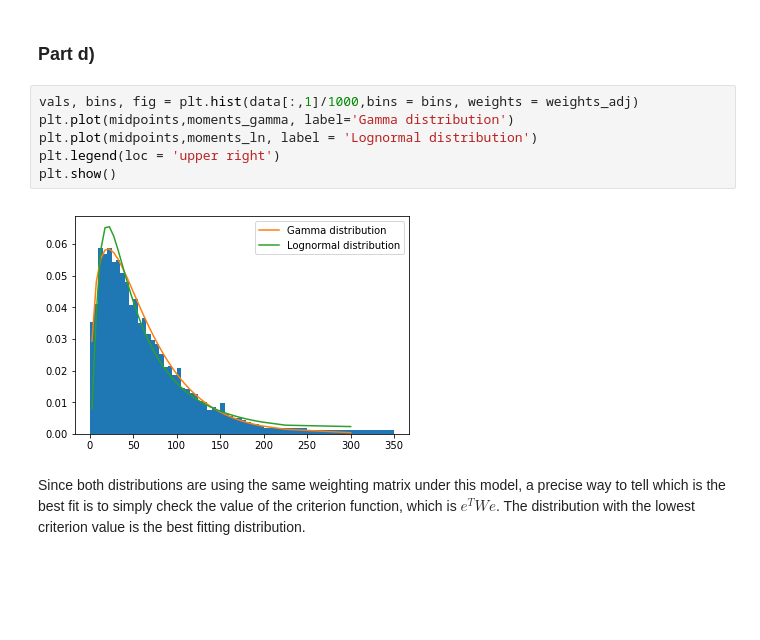
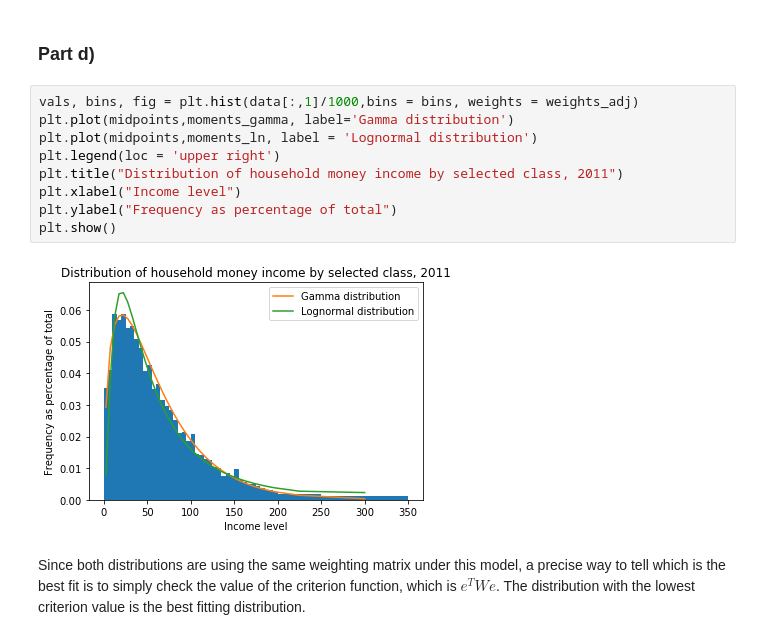
Before and after one commit to johnrwilson/BootCamp2017, a Jupyter notebook: ProbSets/Econ/Week4_Stuct_Est/Problem3.ipynb, the cells around one changed output. Cells and saved outputs as stored; diff of their text form; blank space fills up the shorter version.

Commit message:
Added labels to plots

```diff
--- a/ProbSets/Econ/Week4_Stuct_Est/Problem3.ipynb
+++ b/ProbSets/Econ/Week4_Stuct_Est/Problem3.ipynb
@@ -146,11 +159,14 @@ alpha_GMM= 1.50411195985  beta_GMM= 41.181090293
 # %%
 vals, bins, fig = plt.hist(data[:,1]/1000,bins = bins, weights = weights_adj)
 plt.plot(midpoints,moments_gamma, label='Gamma distribution')
 plt.plot(midpoints,moments_ln, label = 'Lognormal distribution')
 plt.legend(loc = 'upper right')
+plt.title("Distribution of household money income by selected class, 2011")
+plt.xlabel("Income level")
+plt.ylabel("Frequency as percentage of total")
 plt.show()
 # %% [output]
-[figure, old version]
+[figure, new version]
 # %% [markdown]
 Since both distributions are using the same weighting matrix under this model, a precise way to tell which is the best fit is to simply check the value of the criterion function, which is $e^TWe$. The distribution with the lowest criterion value is the best fitting distribution.
 # %%
```
Also changed, not shown: parts of 4 cells of this notebook, 3 other files.
